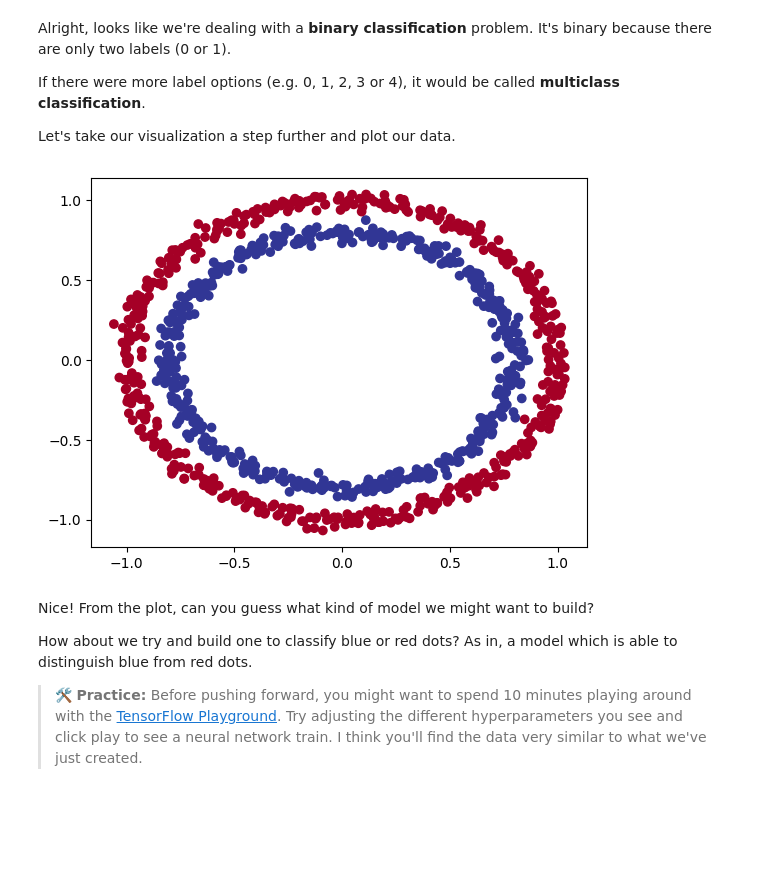
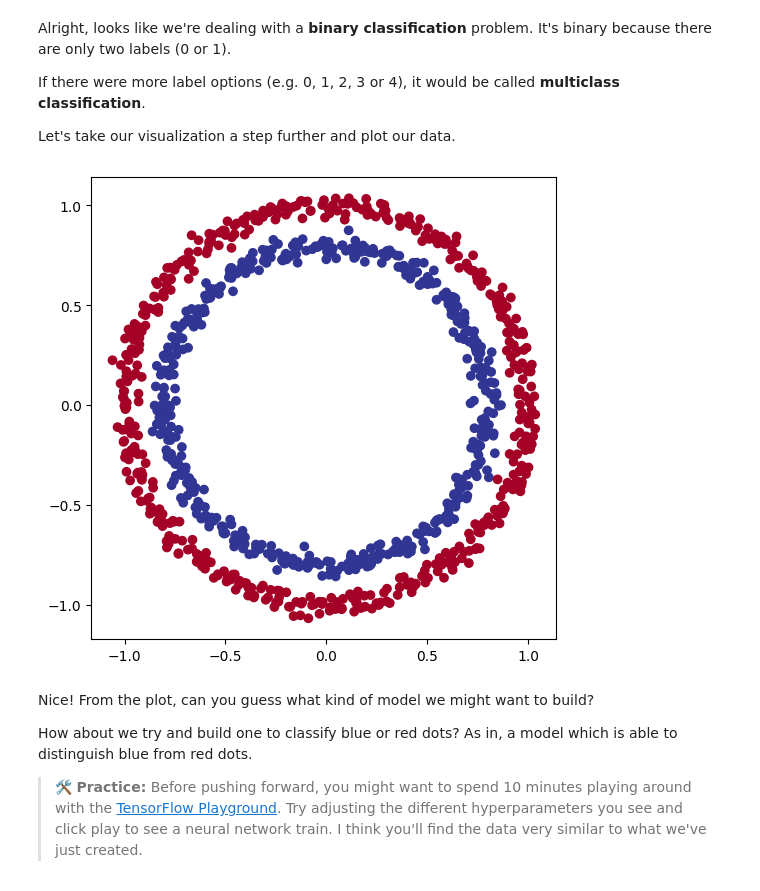
Before and after one commit to gostjoke/tensorflow-deep-learning, a Jupyter notebook: 02_neural_network_classification_in_tensorflow.ipynb, the cells around one changed output. Drawn from its saved outputs; the diff is of its cells as text; code cells hidden in the pictures; blank space fills up the shorter version.

```diff
--- a/02_neural_network_classification_in_tensorflow.ipynb
+++ b/02_neural_network_classification_in_tensorflow.ipynb
@@ -164,9 +190,10 @@ Let's take our visualization a step further and plot our data.
 # %%
 # Visualize with a plot
 import matplotlib.pyplot as plt
+plt.figure(figsize=(6,6))
 plt.scatter(X[:, 0], X[:, 1], c=y, cmap=plt.cm.RdYlBu);
 # %% [output]
-[figure, old version]
+[figure, new version]
 # %% [markdown]
 Nice! From the plot, can you guess what kind of model we might want to build?
 
```
Also changed, not shown: parts of 23 cells of this notebook, 3 other files.
